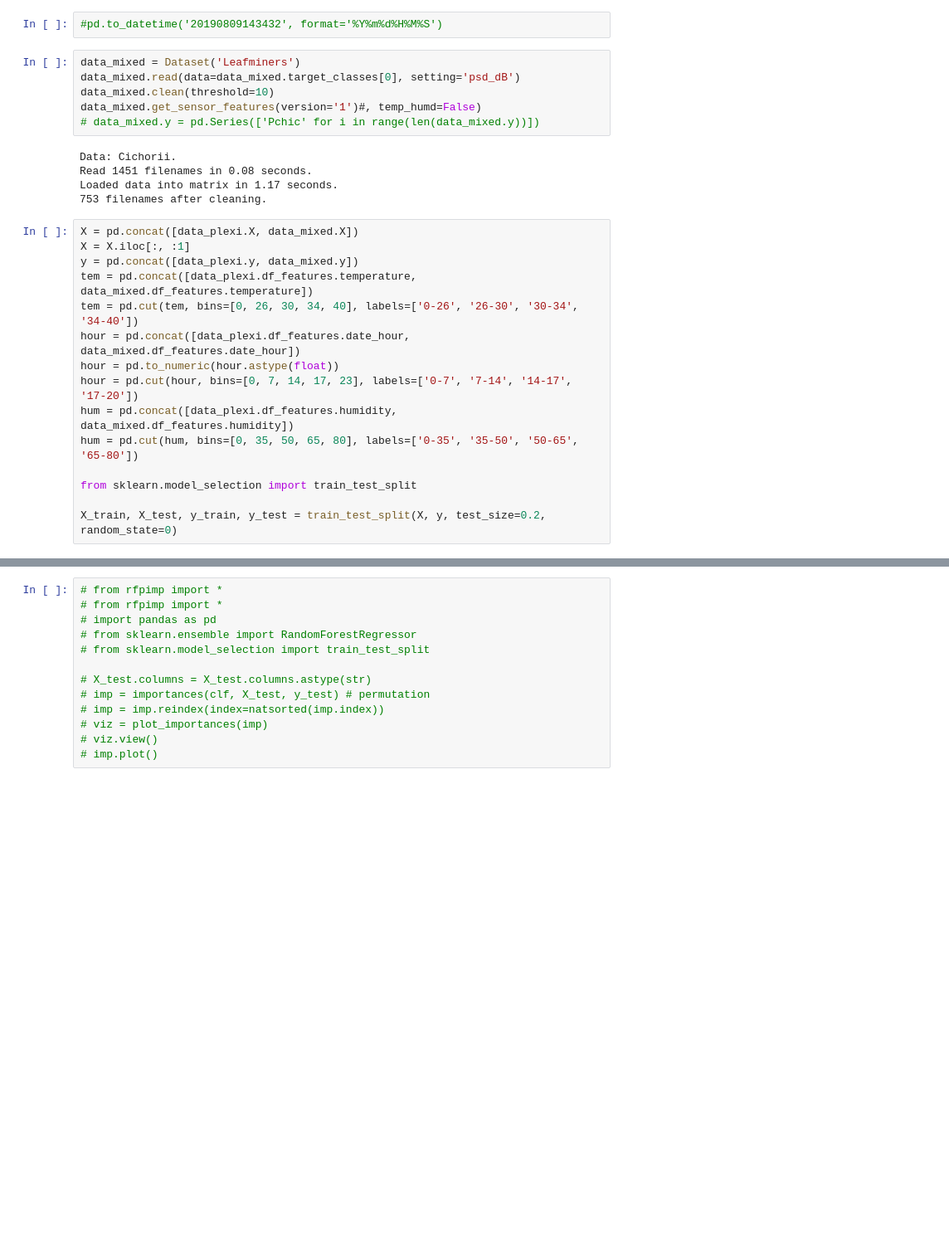
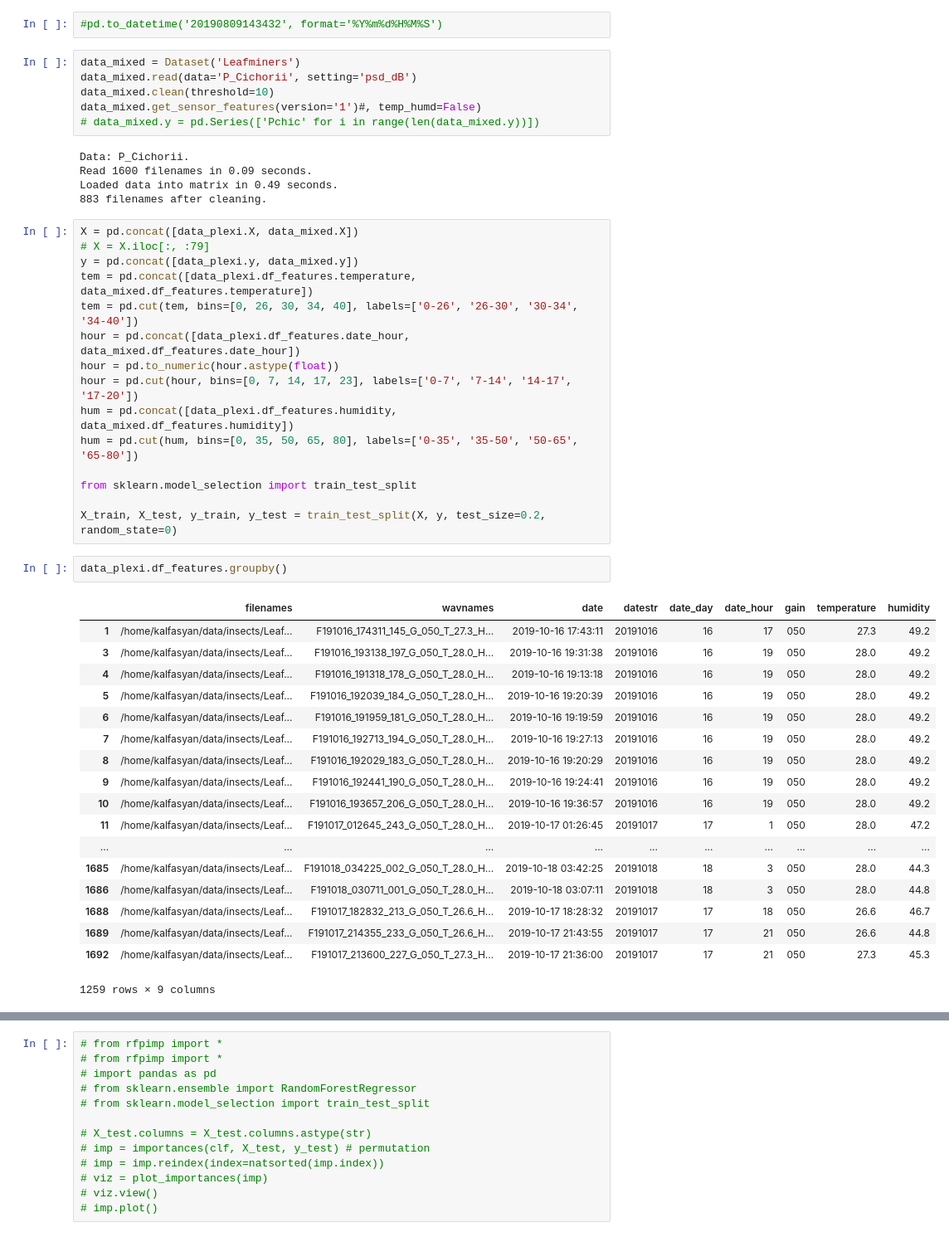
Before and after one commit to kalfasyan/wingbeat_frequencies, a Jupyter notebook: Jupyter_Notebooks/Unsupervised_Comparison_of_Datasets.ipynb, the cells around one changed output, grey strips where cells are left out. Shown at 83% size. Saved outputs shown, nothing was run; the diff lists cells and outputs as text; blank space fills up the shorter version.

```diff
--- a/Jupyter_Notebooks/Unsupervised_Comparison_of_Datasets.ipynb
+++ b/Jupyter_Notebooks/Unsupervised_Comparison_of_Datasets.ipynb
@@ -28,18 +28,18 @@ Loaded data into matrix in 0.35 seconds.
 #pd.to_datetime('20190809143432', format='%Y%m%d%H%M%S')
 # %%
 data_mixed = Dataset('Leafminers')
-data_mixed.read(data=data_mixed.target_classes[0], setting='psd_dB')
+data_mixed.read(data='P_Cichorii', setting='psd_dB')
 data_mixed.clean(threshold=10)
 data_mixed.get_sensor_features(version='1')#, temp_humd=False)
 # data_mixed.y = pd.Series(['Pchic' for i in range(len(data_mixed.y))])
 # %% [output]
-Data: Cichorii.
-Read 1451 filenames in 0.08 seconds.
-Loaded data into matrix in 1.17 seconds.
-753 filenames after cleaning.
+Data: P_Cichorii.
+Read 1600 filenames in 0.09 seconds.
+Loaded data into matrix in 0.49 seconds.
+883 filenames after cleaning.
 # %%
 X = pd.concat([data_plexi.X, data_mixed.X])
-X = X.iloc[:, :1]
+# X = X.iloc[:, :79]
 y = pd.concat([data_plexi.y, data_mixed.y])
 tem = pd.concat([data_plexi.df_features.temperature, data_mixed.df_features.temperature])
 tem = pd.cut(tem, bins=[0, 26, 30, 34, 40], labels=['0-26', '26-30', '30-34', '34-40'])
@@ -52,6 +52,27 @@ hum = pd.cut(hum, bins=[0, 35, 50, 65, 80], labels=['0-35', '35-50', '50-65', '6
 from sklearn.model_selection import train_test_split
 
 X_train, X_test, y_train, y_test = train_test_split(X, y, test_size=0.2, random_state=0)
+# %%
+data_plexi.df_features.groupby()
+# %% [output]
+|  | filenames | wavnames | date | datestr | date_day | date_hour | gain | temperature | humidity |
+| 1 | /home/kalfasyan/data/insects/Leaf... | F191016_174311_145_G_050_T_27.3_H... | 2019-10-16 17:43:11 | 20191016 | 16 | 17 | 050 | 27.3 | 49.2 |
+| 3 | /home/kalfasyan/data/insects/Leaf... | F191016_193138_197_G_050_T_28.0_H... | 2019-10-16 19:31:38 | 20191016 | 16 | 19 | 050 | 28.0 | 49.2 |
+| 4 | /home/kalfasyan/data/insects/Leaf... | F191016_191318_178_G_050_T_28.0_H... | 2019-10-16 19:13:18 | 20191016 | 16 | 19 | 050 | 28.0 | 49.2 |
+| 5 | /home/kalfasyan/data/insects/Leaf... | F191016_192039_184_G_050_T_28.0_H... | 2019-10-16 19:20:39 | 20191016 | 16 | 19 | 050 | 28.0 | 49.2 |
+| 6 | /home/kalfasyan/data/insects/Leaf... | F191016_191959_181_G_050_T_28.0_H... | 2019-10-16 19:19:59 | 20191016 | 16 | 19 | 050 | 28.0 | 49.2 |
+| 7 | /home/kalfasyan/data/insects/Leaf... | F191016_192713_194_G_050_T_28.0_H... | 2019-10-16 19:27:13 | 20191016 | 16 | 19 | 050 | 28.0 | 49.2 |
+| 8 | /home/kalfasyan/data/insects/Leaf... | F191016_192029_183_G_050_T_28.0_H... | 2019-10-16 19:20:29 | 20191016 | 16 | 19 | 050 | 28.0 | 49.2 |
+| 9 | /home/kalfasyan/data/insects/Leaf... | F191016_192441_190_G_050_T_28.0_H... | 2019-10-16 19:24:41 | 20191016 | 16 | 19 | 050 | 28.0 | 49.2 |
+| 10 | /home/kalfasyan/data/insects/Leaf... | F191016_193657_206_G_050_T_28.0_H... | 2019-10-16 19:36:57 | 20191016 | 16 | 19 | 050 | 28.0 | 49.2 |
+| 11 | /home/kalfasyan/data/insects/Leaf... | F191017_012645_243_G_050_T_28.0_H... | 2019-10-17 01:26:45 | 20191017 | 17 | 1 | 050 | 28.0 | 47.2 |
+| ... | ... | ... | ... | ... | ... | ... | ... | ... | ... |
+| 1685 | /home/kalfasyan/data/insects/Leaf... | F191018_034225_002_G_050_T_28.0_H... | 2019-10-18 03:42:25 | 20191018 | 18 | 3 | 050 | 28.0 | 44.3 |
+| 1686 | /home/kalfasyan/data/insects/Leaf... | F191018_030711_001_G_050_T_28.0_H... | 2019-10-18 03:07:11 | 20191018 | 18 | 3 | 050 | 28.0 | 44.8 |
+| 1688 | /home/kalfasyan/data/insects/Leaf... | F191017_182832_213_G_050_T_26.6_H... | 2019-10-17 18:28:32 | 20191017 | 17 | 18 | 050 | 26.6 | 46.7 |
+| 1689 | /home/kalfasyan/data/insects/Leaf... | F191017_214355_233_G_050_T_26.6_H... | 2019-10-17 21:43:55 | 20191017 | 17 | 21 | 050 | 26.6 | 44.8 |
+| 1692 | /home/kalfasyan/data/insects/Leaf... | F191017_213600_227_G_050_T_27.3_H... | 2019-10-17 21:36:00 | 20191017 | 17 | 21 | 050 | 27.3 | 45.3 |
+1259 rows × 9 columns
 # %%
 from sklearn.linear_model import LogisticRegression
 from sklearn.model_selection import cross_val_score
```
Also changed, not shown: parts of 16 cells of this notebook, 1 other file.
